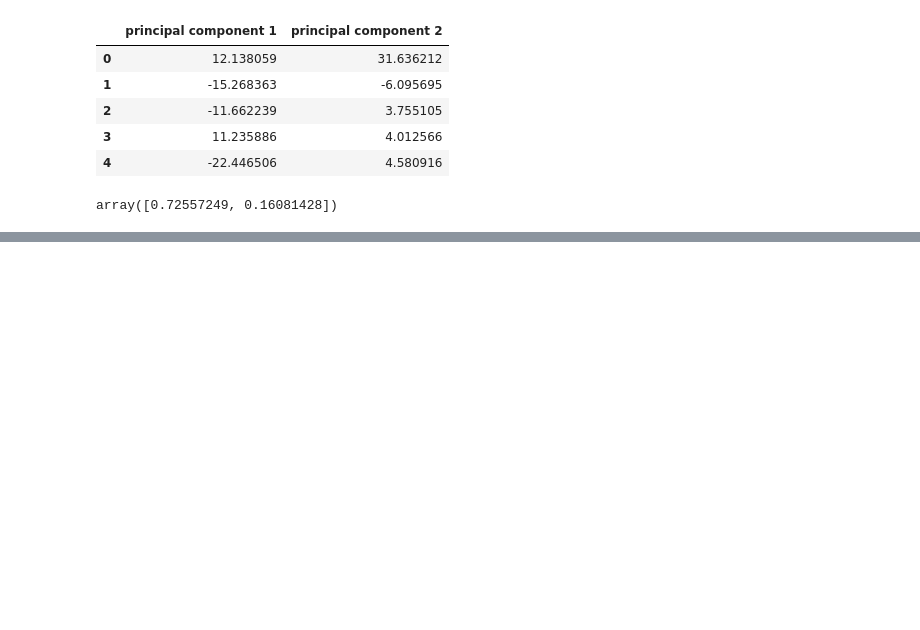
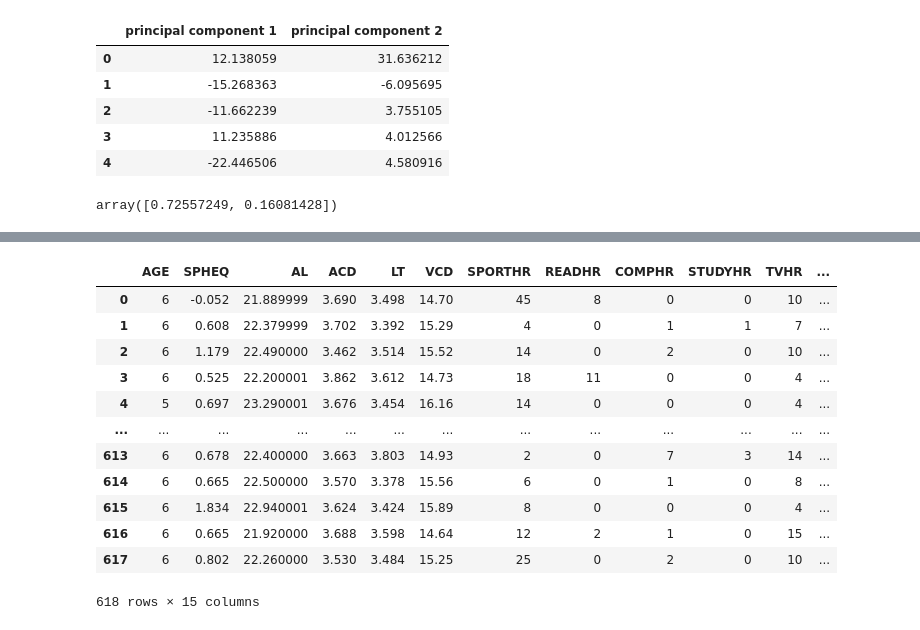
Before and after one commit to ColeJal/unsupervised-machine-learning-challenge, a Jupyter notebook: Myopia Clusters.ipynb, the cells around one changed output, grey strips where cells are left out. Saved outputs shown, nothing was run; the diff lists cells and outputs as text; code cells hidden in the pictures; blank space fills up the shorter version.

```diff
--- a/Myopia Clusters.ipynb
+++ b/Myopia Clusters.ipynb
@@ -125,0 +188,16 @@ array([0.72557249, 0.16081428])
+# %%
+myopia
+# %% [output]
+|  | AGE | SPHEQ | AL | ACD | LT | VCD | SPORTHR | READHR | COMPHR | STUDYHR | TVHR | ... |
+| 0 | 6 | -0.052 | 21.889999 | 3.690 | 3.498 | 14.70 | 45 | 8 | 0 | 0 | 10 | ... |
+| 1 | 6 | 0.608 | 22.379999 | 3.702 | 3.392 | 15.29 | 4 | 0 | 1 | 1 | 7 | ... |
+| 2 | 6 | 1.179 | 22.490000 | 3.462 | 3.514 | 15.52 | 14 | 0 | 2 | 0 | 10 | ... |
+| 3 | 6 | 0.525 | 22.200001 | 3.862 | 3.612 | 14.73 | 18 | 11 | 0 | 0 | 4 | ... |
+| 4 | 5 | 0.697 | 23.290001 | 3.676 | 3.454 | 16.16 | 14 | 0 | 0 | 0 | 4 | ... |
+| ... | ... | ... | ... | ... | ... | ... | ... | ... | ... | ... | ... | ... |
+| 613 | 6 | 0.678 | 22.400000 | 3.663 | 3.803 | 14.93 | 2 | 0 | 7 | 3 | 14 | ... |
+| 614 | 6 | 0.665 | 22.500000 | 3.570 | 3.378 | 15.56 | 6 | 0 | 1 | 0 | 8 | ... |
+| 615 | 6 | 1.834 | 22.940001 | 3.624 | 3.424 | 15.89 | 8 | 0 | 0 | 0 | 4 | ... |
+| 616 | 6 | 0.665 | 21.920000 | 3.688 | 3.598 | 14.64 | 12 | 2 | 1 | 0 | 15 | ... |
+| 617 | 6 | 0.802 | 22.260000 | 3.530 | 3.484 | 15.25 | 25 | 0 | 2 | 0 | 10 | ... |
+618 rows × 15 columns
```
Also changed, not shown: parts of 13 cells of this notebook.
